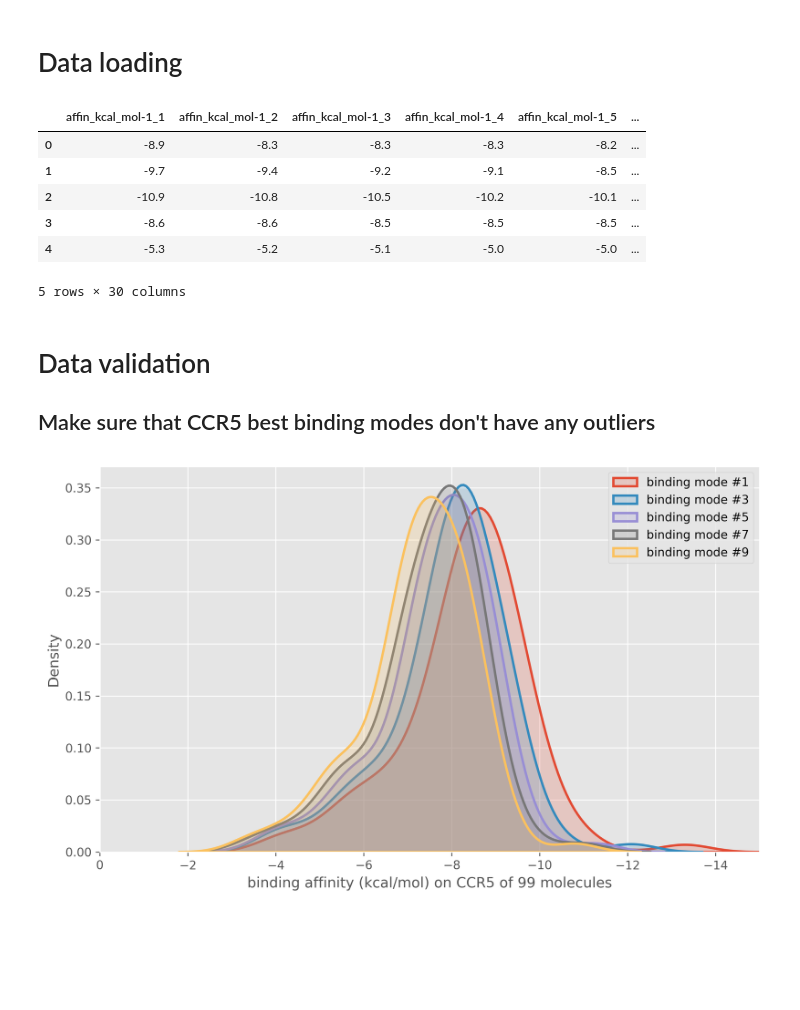
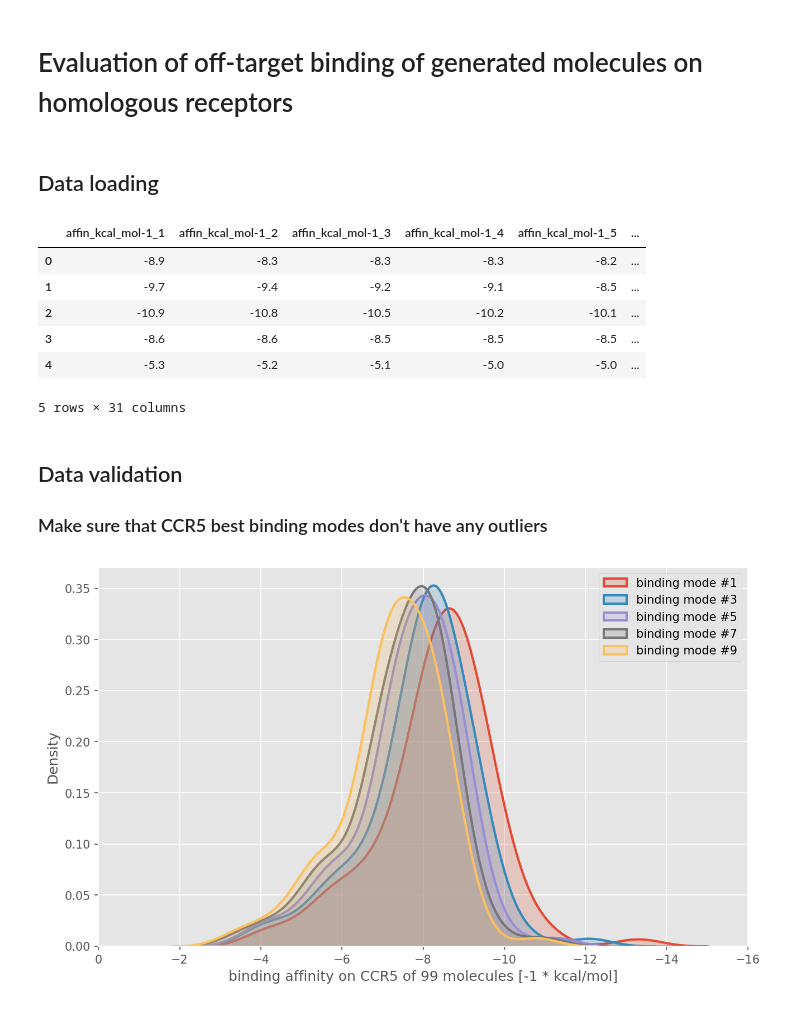
Before and after one commit to Munchic/tinymolecule, a Jupyter notebook: analysis/off_target.ipynb, the cells around one changed output. Cells and saved outputs as stored; diff of their text form; code cells hidden in the pictures; blank space fills up the shorter version.

```diff
--- a/analysis/off_target.ipynb
+++ b/analysis/off_target.ipynb
@@ -1,3 +1,5 @@
+# %% [markdown]
+# Evaluation of off-target binding of generated molecules on homologous receptors
 # %%
 import os
 import sys
@@ -12,12 +15,12 @@ import matplotlib.pyplot as plt
 
 from tinymolecule.utils.docking import generate_logs_table
 # %% [markdown]
-# Data loading
+## Data loading
 # %%
 BASE_DIR = Path("../data/pdb_out")
 
 logs_ccr5 = generate_logs_table(BASE_DIR / "valid_sample_1e5" / "logs")
-logs_ccr2 = generate_logs_table(BASE_DIR / "valid_sample_1e5_ccr2" / "logs")
+logs_ccr2 = pd.read_csv("/Users/Munchic/Developer/Capstone/tinymolecule/data/pdb_out/valid_sample_1e5_ccr2/logs/summary.csv")
 
 total_molecules = len(logs_ccr5)
 logs_ccr5.head()  # preview
@@ -28,23 +31,23 @@ logs_ccr5.head()  # preview
 | 2 | -10.9 | -10.8 | -10.5 | -10.2 | -10.1 | ... |
 | 3 | -8.6 | -8.6 | -8.5 | -8.5 | -8.5 | ... |
 | 4 | -5.3 | -5.2 | -5.1 | -5.0 | -5.0 | ... |
-5 rows × 30 columns
+5 rows × 31 columns
 # %% [markdown]
-# Data validation
-## Make sure that CCR5 best binding modes don't have any outliers
+## Data validation
+### Make sure that CCR5 best binding modes don't have any outliers
 # %%
-plt.figure(figsize=(10, 6), dpi=330)
+plt.figure(figsize=(10, 6), dpi=150)
 
 sns.kdeplot(data=logs_ccr5["affin_kcal_mol-1_1"], linewidth=2, label="binding mode #1", fill=True, alpha=.2)
 sns.kdeplot(data=logs_ccr5["affin_kcal_mol-1_3"], linewidth=2, label="binding mode #3", fill=True, alpha=.2)
 sns.kdeplot(data=logs_ccr5["affin_kcal_mol-1_5"], linewidth=2, label="binding mode #5", fill=True, alpha=.2)
 sns.kdeplot(data=logs_ccr5["affin_kcal_mol-1_7"], linewidth=2, label="binding mode #7", fill=True, alpha=.2)
 sns.kdeplot(data=logs_ccr5["affin_kcal_mol-1_9"], linewidth=2, label="binding mode #9", fill=True, alpha=.2)
 
-plt.xlim(0, -15)
-plt.xlabel(f"binding affinity (kcal/mol) on CCR5 of {total_molecules} molecules")
+plt.xlim(0, -16)
+plt.xlabel(f"binding affinity on CCR5 of {total_molecules} molecules [-1 * kcal/mol]")
 plt.legend()
 plt.show()
 # %% [output]
-[figure, old version]
+[figure, new version]
 # %% [markdown]
```
Also changed, not shown: parts of 9 cells of this notebook, 5 other files.
